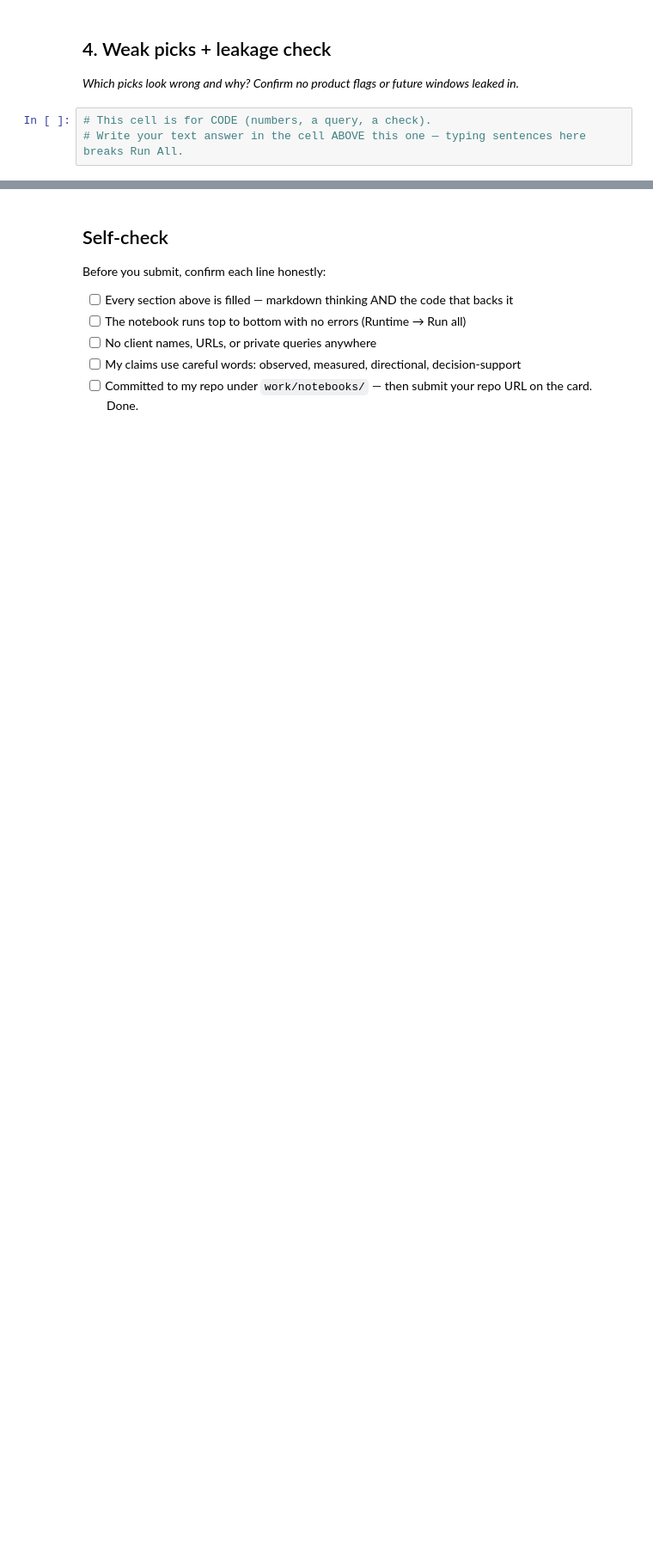
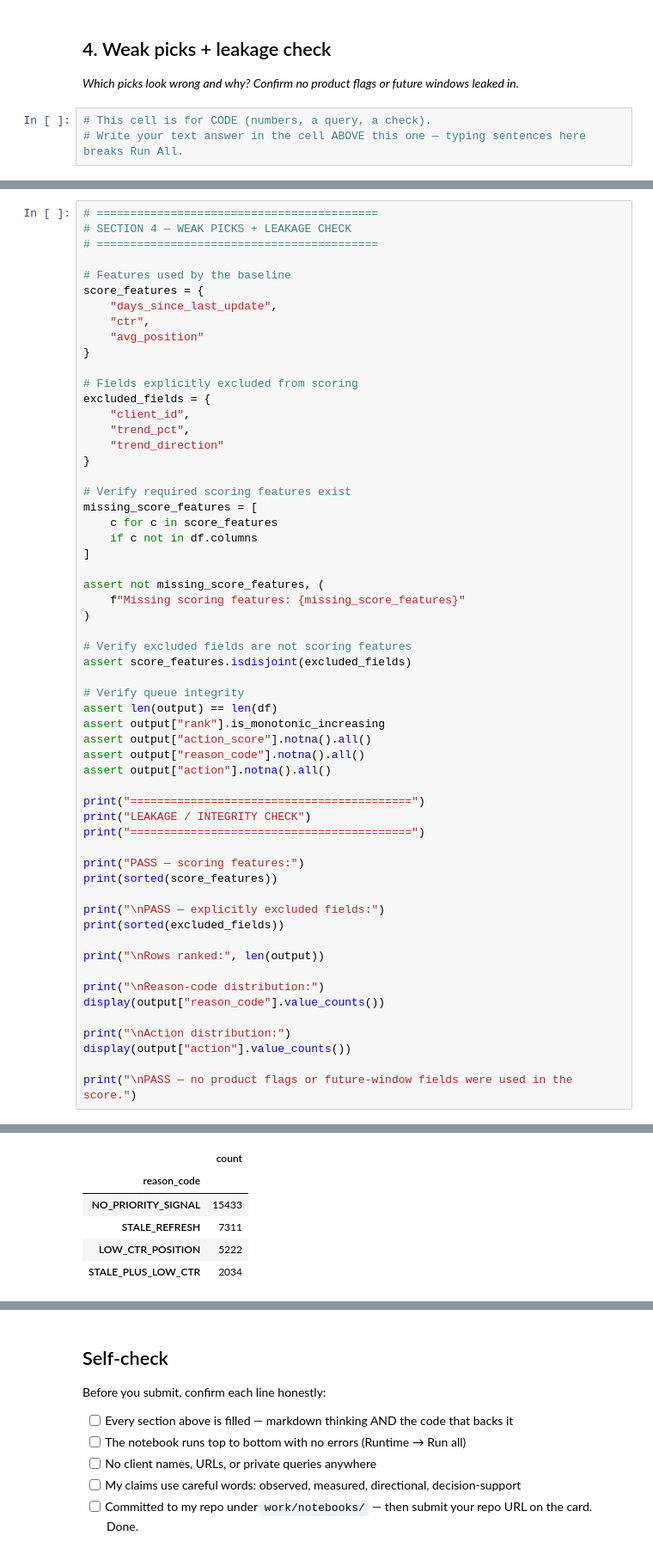
Before and after one commit to Rohmasaeed/flyrank-ml-internship-, a Jupyter notebook: work/notebooks/w04_baseline_score.ipynb, the cells around one changed output, grey strips where cells are left out. Shown at 86% size. Saved outputs shown, nothing was run; the diff lists cells and outputs as text; blank space fills up the shorter version.

```diff
--- a/work/notebooks/w04_baseline_score.ipynb
+++ b/work/notebooks/w04_baseline_score.ipynb
@@ -36,0 +571,59 @@ This skeleton is yours to fill. Work the sections **in order** — each one has
+# %%
+# ==========================================
+# SECTION 4 — WEAK PICKS + LEAKAGE CHECK
+# ==========================================
+
+# Features used by the baseline
+score_features = {
+    "days_since_last_update",
+    "ctr",
+    "avg_position"
+}
+
+# Fields explicitly excluded from scoring
+excluded_fields = {
+    "client_id",
+    "trend_pct",
+    "trend_direction"
+}
+
+# Verify required scoring features exist
+missing_score_features = [
+    c for c in score_features
+    if c not in df.columns
+]
+
+assert not missing_score_features, (
+    f"Missing scoring features: {missing_score_features}"
+)
+
+# Verify excluded fields are not scoring features
+assert score_features.isdisjoint(excluded_fields)
+
+# Verify queue integrity
+assert len(output) == len(df)
+assert output["rank"].is_monotonic_increasing
+assert output["action_score"].notna().all()
+assert output["reason_code"].notna().all()
+assert output["action"].notna().all()
+
+print("==========================================")
+print("LEAKAGE / INTEGRITY CHECK")
+print("==========================================")
+
+print("PASS — scoring features:")
+print(sorted(score_features))
+
+print("\nPASS — explicitly excluded fields:")
+print(sorted(excluded_fields))
+
+print("\nRows ranked:", len(output))
+
+print("\nReason-code distribution:")
+display(output["reason_code"].value_counts())
+
+print("\nAction distribution:")
+display(output["action"].value_counts())
+
+print("\nPASS — no product flags or future-window fields were used in the score.")
+# %% [output]
@@ -36,0 +642,6 @@ This skeleton is yours to fill. Work the sections **in order** — each one has
+|  | count |
+| reason_code |  |
+| NO_PRIORITY_SIGNAL | 15433 |
+| STALE_REFRESH | 7311 |
+| LOW_CTR_POSITION | 5222 |
+| STALE_PLUS_LOW_CTR | 2034 |
```
Also changed, not shown: parts of 11 cells of this notebook.
